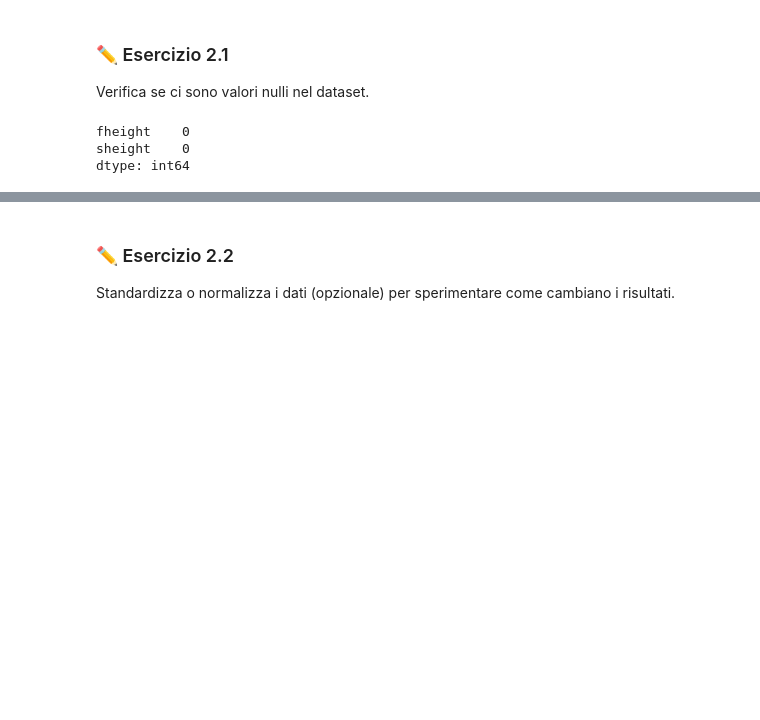
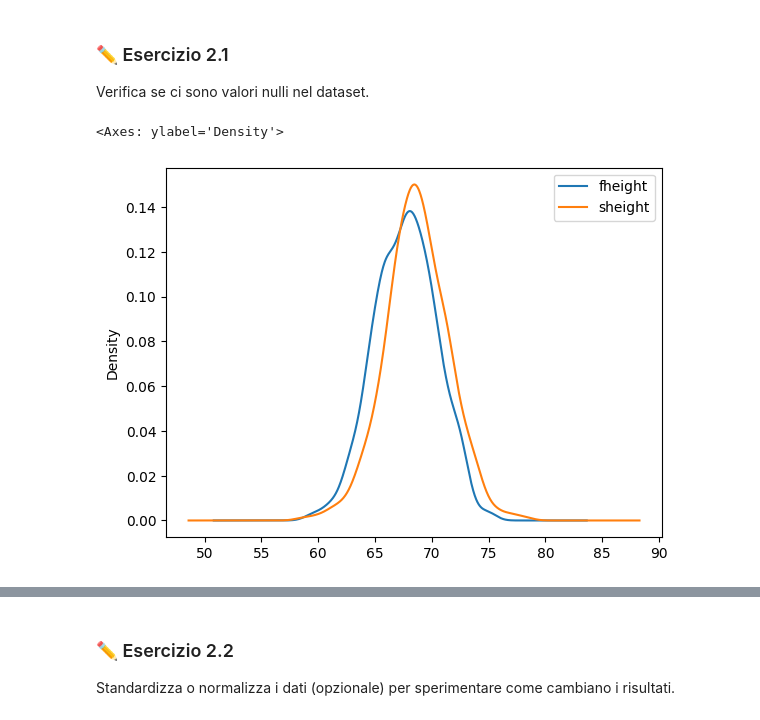
Before and after one commit to S1M0N3-777/father-sons-dataset, a Jupyter notebook: Regressione_Lineare_Altezze.ipynb, the cells around one changed output, grey strips where cells are left out. Drawn from its saved outputs; the diff is of its cells as text; code cells hidden in the pictures; blank space fills up the shorter version.

```diff
--- a/Regressione_Lineare_Altezze.ipynb
+++ b/Regressione_Lineare_Altezze.ipynb
@@ -101,10 +105,10 @@ plot_scatter(dataframe, "fheight", "sheight", "Altezza del padre", "Altezza del
 # %% [markdown]
 ### ✏️ Esercizio 2.1
 Verifica se ci sono valori nulli nel dataset.
-# %%
-# Esercizio 2.1
-dataframe.isnull().sum()
-# %% [output]
-fheight    0
-sheight    0
-dtype: int64
+# %%
+# Esercizio 2.1
+dataframe.isnull().sum()
+dataframe.plot.kde()
+# %% [output]
+<Axes: ylabel='Density'>
+[figure, added]
```
Also changed, not shown: parts of 3 cells of this notebook, 1 other file.
